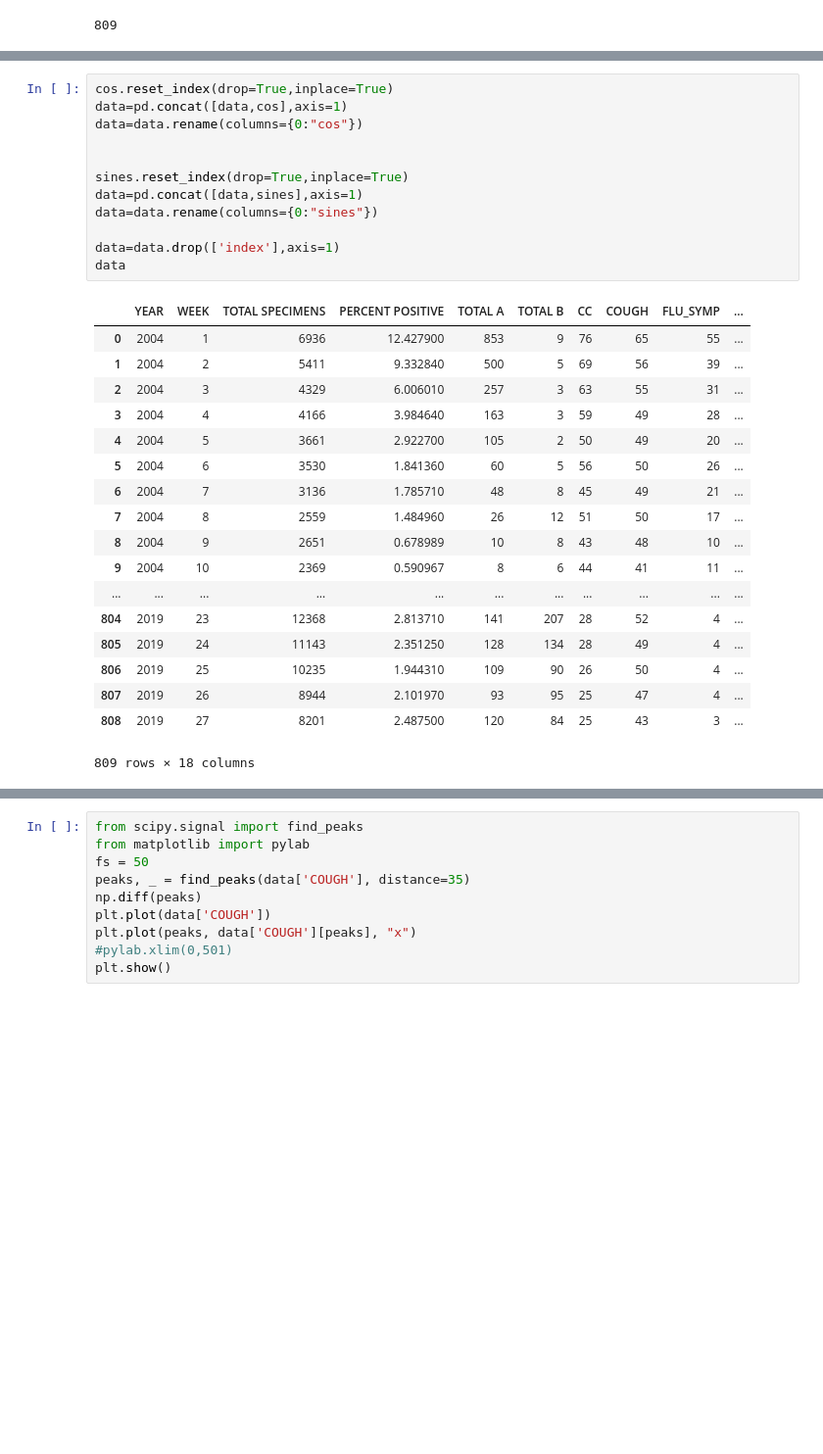
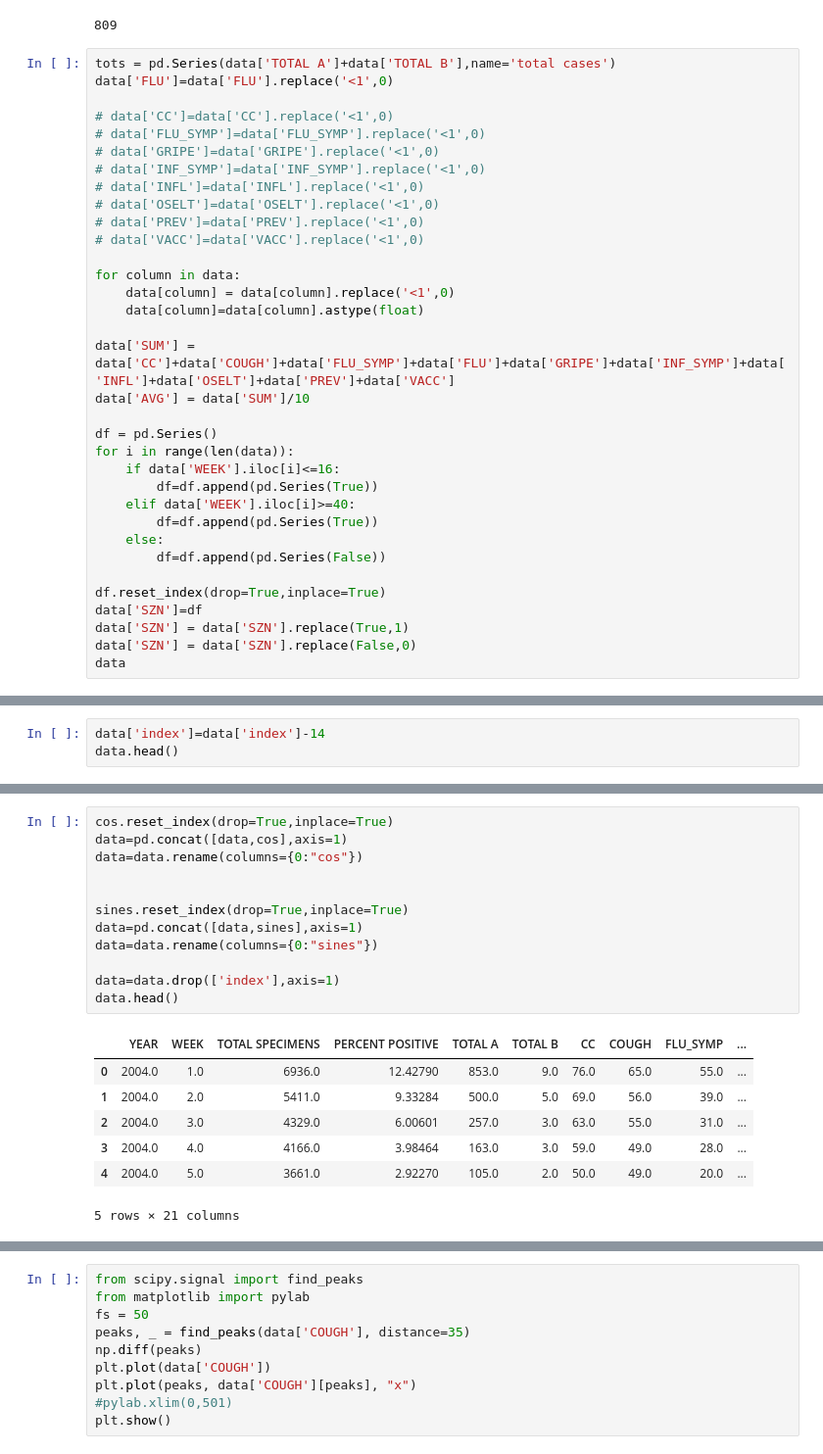
Before and after one commit to shreyaj1212/Influenza-Trends, a Jupyter notebook: Regression-Percentage.ipynb, the cells around one changed output, grey strips where cells are left out. Shown at 98% size. Saved outputs shown, nothing was run; the diff lists cells and outputs as text; blank space fills up the shorter version.

```diff
--- a/Regression-Percentage.ipynb
+++ b/Regression-Percentage.ipynb
@@ -41,3 +41,37 @@ for i in range(len(data)):
 len(sines)
 # %% [output]
 809
+# %%
+tots = pd.Series(data['TOTAL A']+data['TOTAL B'],name='total cases')
+data['FLU']=data['FLU'].replace('<1',0)
+
+# data['CC']=data['CC'].replace('<1',0)
+# data['FLU_SYMP']=data['FLU_SYMP'].replace('<1',0)
+# data['GRIPE']=data['GRIPE'].replace('<1',0)
+# data['INF_SYMP']=data['INF_SYMP'].replace('<1',0)
+# data['INFL']=data['INFL'].replace('<1',0)
+# data['OSELT']=data['OSELT'].replace('<1',0)
+# data['PREV']=data['PREV'].replace('<1',0)
+# data['VACC']=data['VACC'].replace('<1',0)
+
+for column in data:
+    data[column] = data[column].replace('<1',0)
+    data[column]=data[column].astype(float)
+
+data['SUM'] = data['CC']+data['COUGH']+data['FLU_SYMP']+data['FLU']+data['GRIPE']+data['INF_SYMP']+data['INFL']+data['OSELT']+data['PREV']+data['VACC']
+data['AVG'] = data['SUM']/10
+
+df = pd.Series()
+for i in range(len(data)):
+    if data['WEEK'].iloc[i]<=16:
+        df=df.append(pd.Series(True))
+    elif data['WEEK'].iloc[i]>=40:
+        df=df.append(pd.Series(True))
+    else:
+        df=df.append(pd.Series(False))
+
+df.reset_index(drop=True,inplace=True)
+data['SZN']=df
+data['SZN'] = data['SZN'].replace(True,1)
+data['SZN'] = data['SZN'].replace(False,0)
+data
@@ -43,0 +103,3 @@ len(sines)
+# %%
+data['index']=data['index']-14
+data.head()
@@ -44,31 +113,20 @@ len(sines)
 # %%
 cos.reset_index(drop=True,inplace=True)
 data=pd.concat([data,cos],axis=1)
 data=data.rename(columns={0:"cos"})
 
 
 sines.reset_index(drop=True,inplace=True)
 data=pd.concat([data,sines],axis=1)
 data=data.rename(columns={0:"sines"})
 
 data=data.drop(['index'],axis=1)
-data
+data.head()
 # %% [output]
 |  | YEAR | WEEK | TOTAL SPECIMENS | PERCENT POSITIVE | TOTAL A | TOTAL B | CC | COUGH | FLU_SYMP | ... |
-| 0 | 2004 | 1 | 6936 | 12.427900 | 853 | 9 | 76 | 65 | 55 | ... |
-| 1 | 2004 | 2 | 5411 | 9.332840 | 500 | 5 | 69 | 56 | 39 | ... |
-| 2 | 2004 | 3 | 4329 | 6.006010 | 257 | 3 | 63 | 55 | 31 | ... |
-| 3 | 2004 | 4 | 4166 | 3.984640 | 163 | 3 | 59 | 49 | 28 | ... |
-| 4 | 2004 | 5 | 3661 | 2.922700 | 105 | 2 | 50 | 49 | 20 | ... |
-| 5 | 2004 | 6 | 3530 | 1.841360 | 60 | 5 | 56 | 50 | 26 | ... |
-| 6 | 2004 | 7 | 3136 | 1.785710 | 48 | 8 | 45 | 49 | 21 | ... |
-| 7 | 2004 | 8 | 2559 | 1.484960 | 26 | 12 | 51 | 50 | 17 | ... |
-| 8 | 2004 | 9 | 2651 | 0.678989 | 10 | 8 | 43 | 48 | 10 | ... |
-| 9 | 2004 | 10 | 2369 | 0.590967 | 8 | 6 | 44 | 41 | 11 | ... |
-| ... | ... | ... | ... | ... | ... | ... | ... | ... | ... | ... |
-| 804 | 2019 | 23 | 12368 | 2.813710 | 141 | 207 | 28 | 52 | 4 | ... |
-| 805 | 2019 | 24 | 11143 | 2.351250 | 128 | 134 | 28 | 49 | 4 | ... |
-| 806 | 2019 | 25 | 10235 | 1.944310 | 109 | 90 | 26 | 50 | 4 | ... |
-| 807 | 2019 | 26 | 8944 | 2.101970 | 93 | 95 | 25 | 47 | 4 | ... |
-| 808 | 2019 | 27 | 8201 | 2.487500 | 120 | 84 | 25 | 43 | 3 | ... |
+| 0 | 2004.0 | 1.0 | 6936.0 | 12.42790 | 853.0 | 9.0 | 76.0 | 65.0 | 55.0 | ... |
+| 1 | 2004.0 | 2.0 | 5411.0 | 9.33284 | 500.0 | 5.0 | 69.0 | 56.0 | 39.0 | ... |
+| 2 | 2004.0 | 3.0 | 4329.0 | 6.00601 | 257.0 | 3.0 | 63.0 | 55.0 | 31.0 | ... |
+| 3 | 2004.0 | 4.0 | 4166.0 | 3.98464 | 163.0 | 3.0 | 59.0 | 49.0 | 28.0 | ... |
+| 4 | 2004.0 | 5.0 | 3661.0 | 2.92270 | 105.0 | 2.0 | 50.0 | 49.0 | 20.0 | ... |
-809 rows × 18 columns
+5 rows × 21 columns
```
Also changed, not shown: parts of 29 cells of this notebook, 14 other files.
